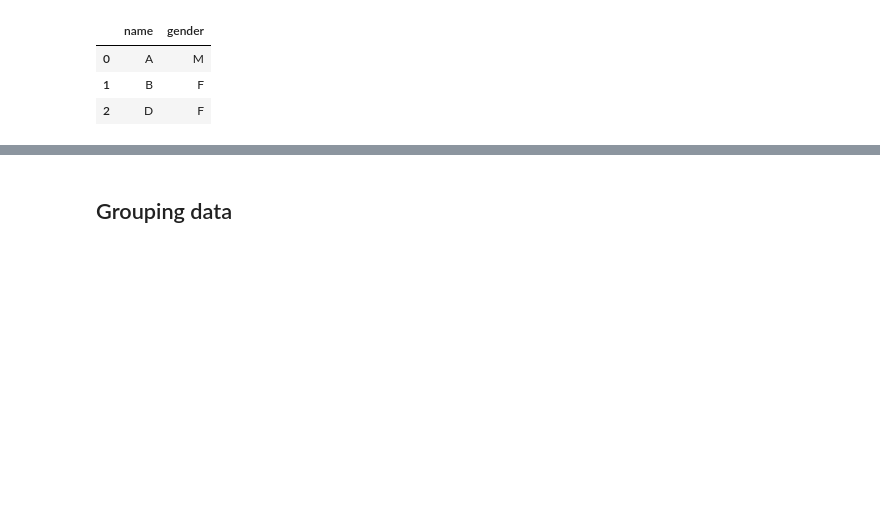
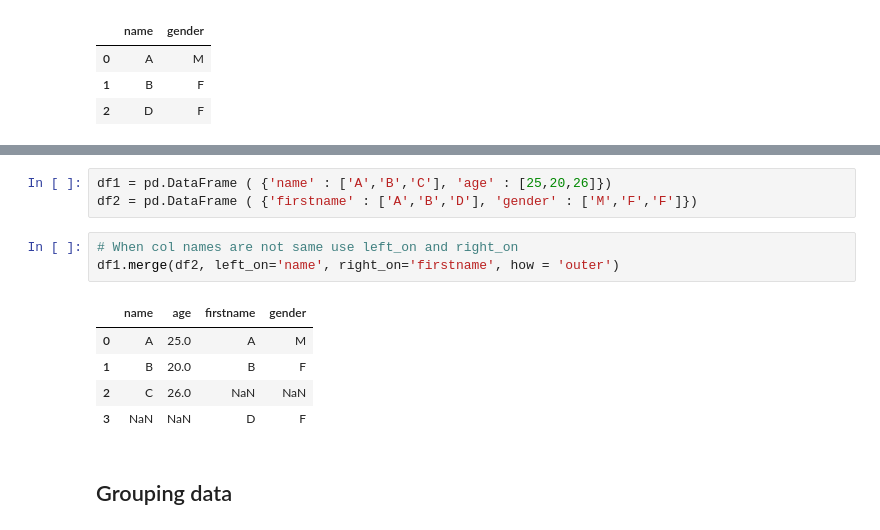
Before and after one commit to srikanthpragada/DS_30_NOV_2020, a Jupyter notebook: pandas/marks_df.ipynb, the cells around one changed output, grey strips where cells are left out. Drawn from its saved outputs; the diff is of its cells as text; blank space fills up the shorter version.

```diff
--- a/pandas/marks_df.ipynb
+++ b/pandas/marks_df.ipynb
@@ -957,6 +957,18 @@ df1.merge(df2, left_index=True, right_index=True)
 | 0 | A | 25 | A | M |
 | 1 | B | 20 | B | F |
 | 2 | C | 26 | D | F |
+# %%
+df1 = pd.DataFrame ( {'name' : ['A','B','C'], 'age' : [25,20,26]})
+df2 = pd.DataFrame ( {'firstname' : ['A','B','D'], 'gender' : ['M','F','F']})
+# %%
+# When col names are not same use left_on and right_on
+df1.merge(df2, left_on='name', right_on='firstname', how = 'outer')
+# %% [output]
+|  | name | age | firstname | gender |
+| 0 | A | 25.0 | A | M |
+| 1 | B | 20.0 | B | F |
+| 2 | C | 26.0 | NaN | NaN |
+| 3 | NaN | NaN | D | F |
 # %% [markdown]
 ## Grouping data
 # %%
```
Also changed, not shown: parts of 16 cells of this notebook.
